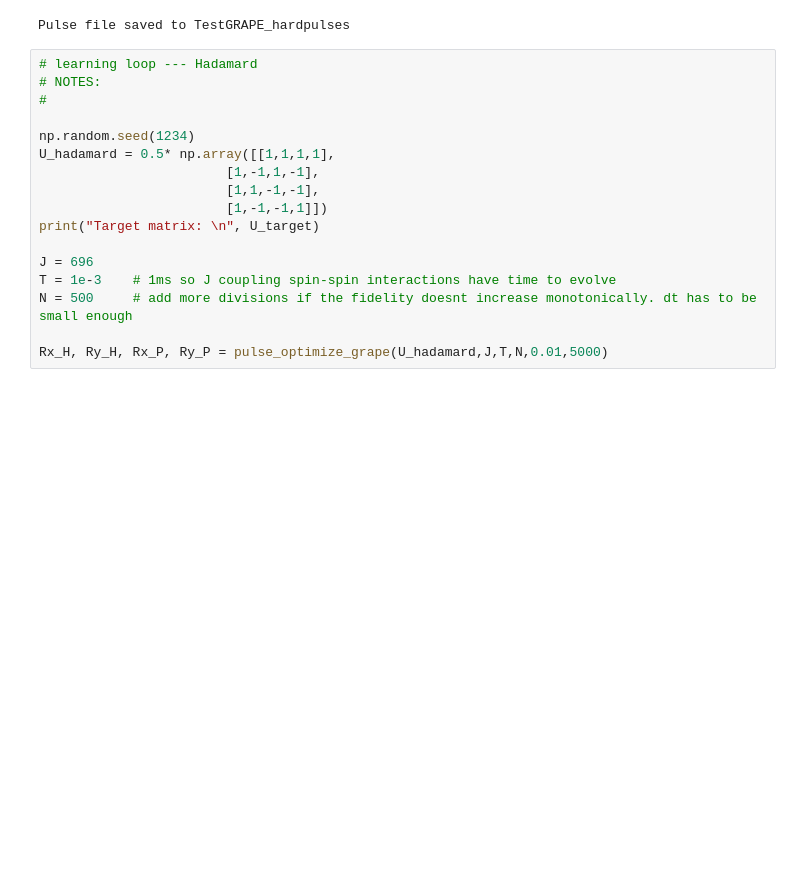
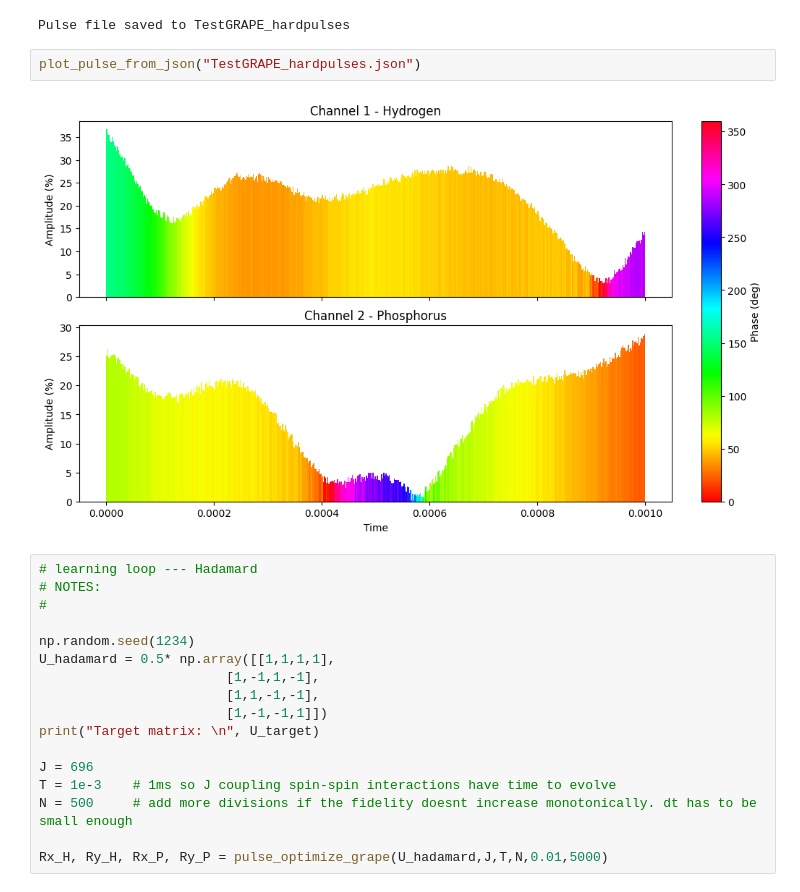
Before and after one commit to andrehroque/python-ml-projects, a Jupyter notebook: NMR-pulse-optimization/pulse optimization.ipynb, the cells around one changed output. Saved outputs shown, nothing was run; the diff lists cells and outputs as text; blank space fills up the shorter version.

```diff
--- a/NMR quantum/pulse optimization.ipynb
+++ b/NMR-pulse-optimization/pulse optimization.ipynb
@@ -876,6 +931,10 @@ Iter 500, Fidelity = 0.986502, lr = 1.000000e-02
 export_to_json_GRAPE_2channel("TestGRAPE_hardpulses","HardPulseSequence",F,T,N,Rx_H,Ry_H,Rx_P,Ry_P,"andreroque")
 # %% [output]
 Pulse file saved to TestGRAPE_hardpulses
+# %%
+plot_pulse_from_json("TestGRAPE_hardpulses.json")
+# %% [output]
+[figure, added]
 # %%
 # learning loop --- Hadamard
 # NOTES:
```
Also changed, not shown: parts of 16 cells of this notebook, 15 other files.
